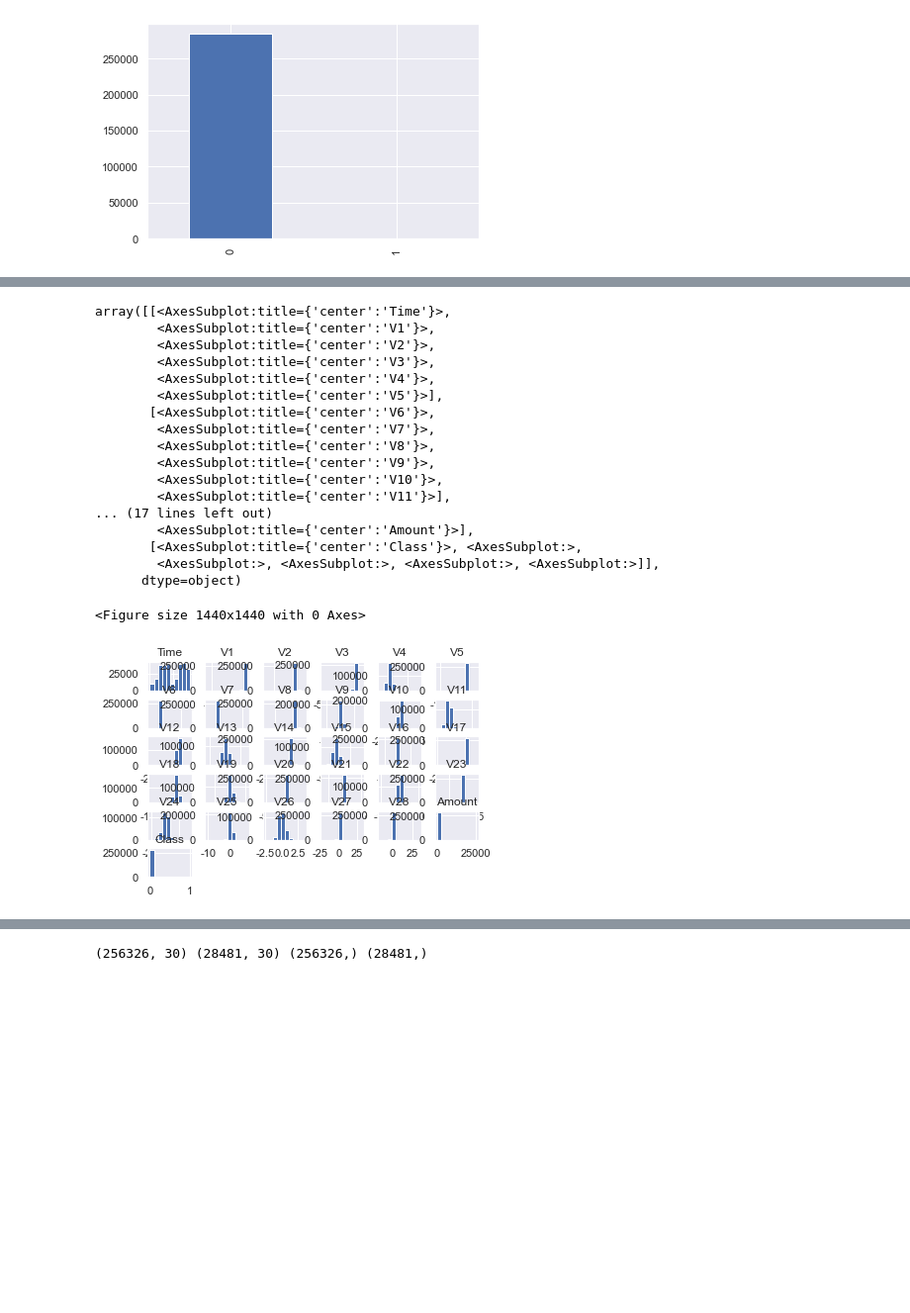
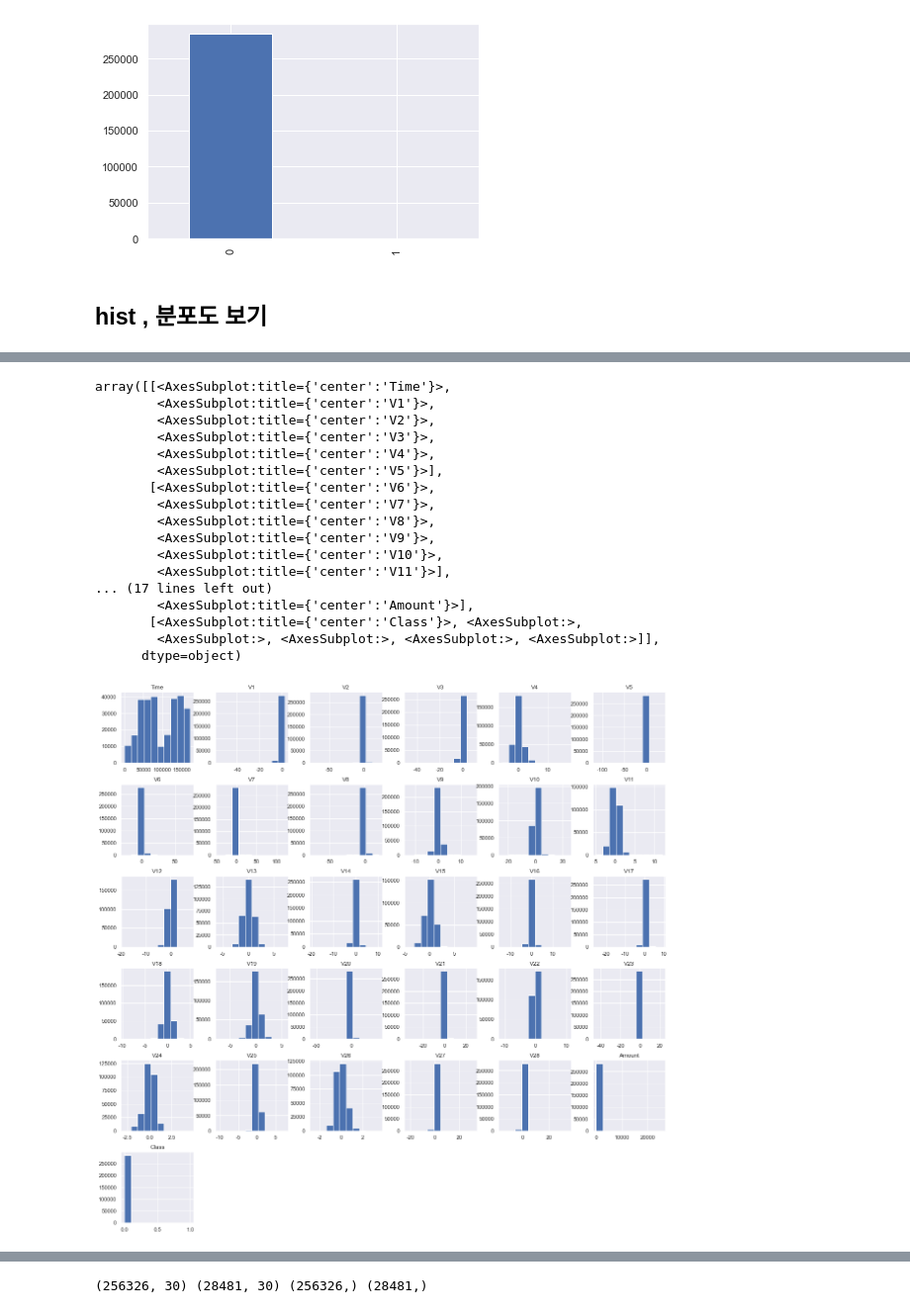
Before and after one commit to ssawwqdf/comp_practice, a Jupyter notebook: credit_k/credit_card_k_lkh.ipynb, the cells around one changed output, grey strips where cells are left out. Shown at 99% size. Cells and saved outputs as stored; diff of their text form; code cells hidden in the pictures; blank space fills up the shorter version.

```diff
--- a/credit_k/credit_card_k_lkh.ipynb
+++ b/credit_k/credit_card_k_lkh.ipynb
@@ -83,6 +87,8 @@ df['Class'].value_counts().plot(kind="bar")
 Name: Class, dtype: int64
 <AxesSubplot:>
 [figure]
+# %% [markdown]
+## hist , 분포도 보기
 # %%
 df.describe()
 # %% [output]
@@ -96,25 +102,24 @@ df.describe()
 | 75% | 139320.500000 | 1.315642e+00 | 8.037239e-01 | 1.027196e+00 | 7.433413e-01 | 6.119264e-01 | 3.985649e-01 | 5.704361e-01 | 3.273459e-01 | 5.971390e-01 | 4.539234e-01 | ... |
 | max | 172792.000000 | 2.454930e+00 | 2.205773e+01 | 9.382558e+00 | 1.687534e+01 | 3.480167e+01 | 7.330163e+01 | 1.205895e+02 | 2.000721e+01 | 1.559499e+01 | 2.374514e+01 | ... |
 # %%
-plt.figure(figsize=(20,20))
-df.hist()
+# plt.figure(figsize=(20,20))
+df.hist(figsize=(20,20))
 # %% [output]
 array([[<AxesSubplot:title={'center':'Time'}>,
         <AxesSubplot:title={'center':'V1'}>,
         <AxesSubplot:title={'center':'V2'}>,
         <AxesSubplot:title={'center':'V3'}>,
         <AxesSubplot:title={'center':'V4'}>,
         <AxesSubplot:title={'center':'V5'}>],
        [<AxesSubplot:title={'center':'V6'}>,
         <AxesSubplot:title={'center':'V7'}>,
         <AxesSubplot:title={'center':'V8'}>,
         <AxesSubplot:title={'center':'V9'}>,
         <AxesSubplot:title={'center':'V10'}>,
         <AxesSubplot:title={'center':'V11'}>],
 ... (17 lines left out)
         <AxesSubplot:title={'center':'Amount'}>],
        [<AxesSubplot:title={'center':'Class'}>, <AxesSubplot:>,
         <AxesSubplot:>, <AxesSubplot:>, <AxesSubplot:>, <AxesSubplot:>]],
       dtype=object)
-<Figure size 1440x1440 with 0 Axes>
-[figure, old version]
+[figure, new version]
```
Also changed, not shown: parts of 42 cells of this notebook, 5 other files.
